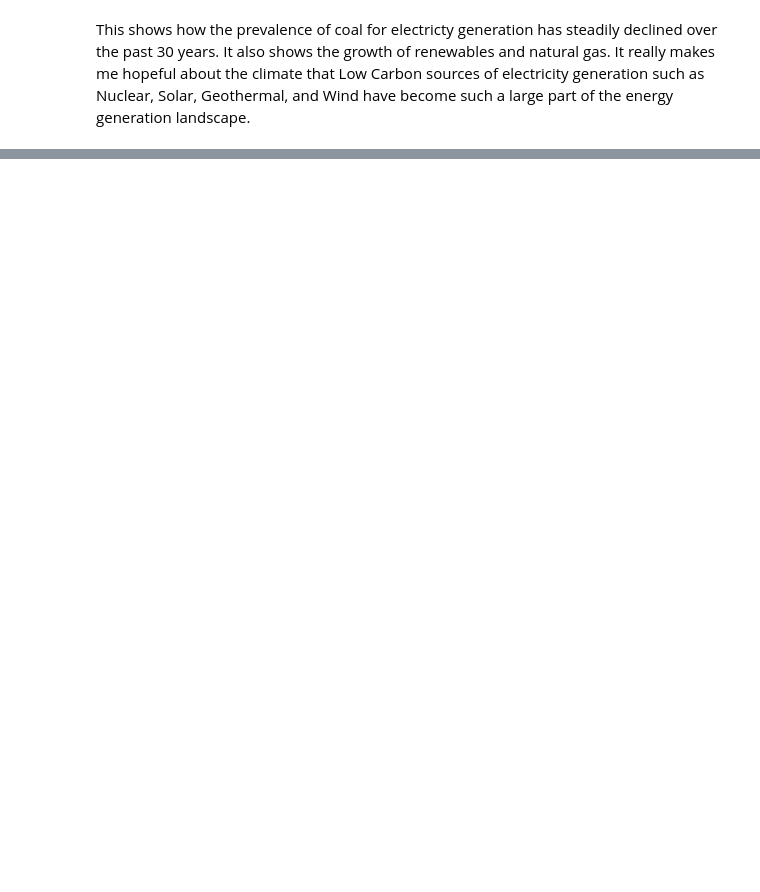
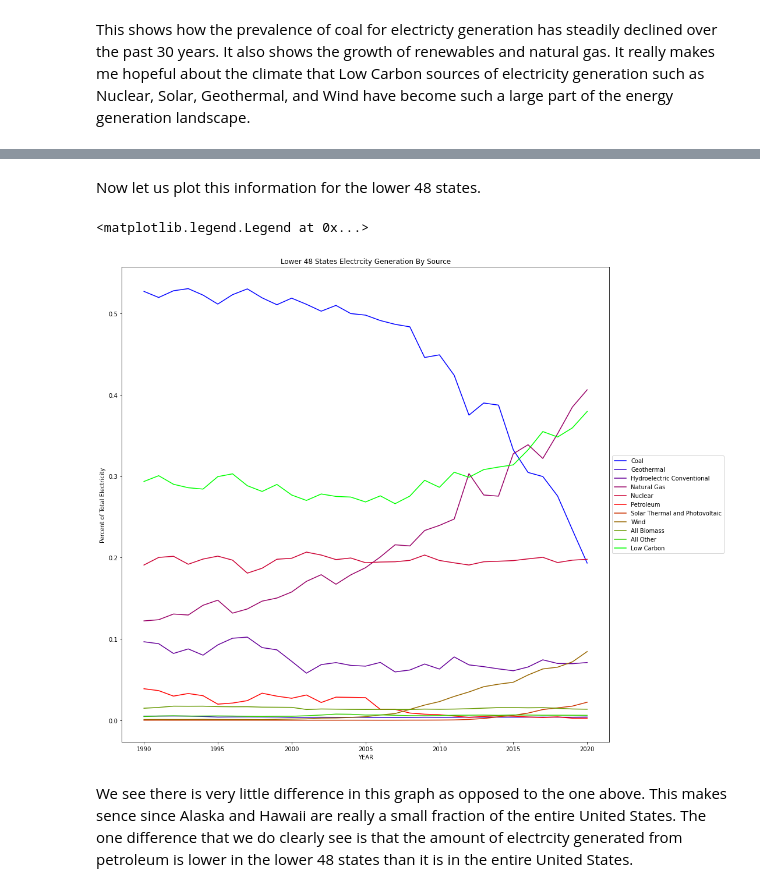
Before and after one commit to ZBoroda/cs103a-cpa01, a Jupyter notebook: cpa01.ipynb, the cells around one changed output, grey strips where cells are left out. Saved outputs shown, nothing was run; the diff lists cells and outputs as text; code cells hidden in the pictures; blank space fills up the shorter version.

```diff
--- a/cpa01.ipynb
+++ b/cpa01.ipynb
@@ -117,0 +100,18 @@ This shows how the prevalence of coal for electricty generation has steadily dec
+# %% [markdown]
+Now let us plot this information for the lower 48 states.
+# %%
+state_totals = electric_data[(electric_data['STATE'] != 'US-TOTAL') & (electric_data['STATE'] != 'AK') & (electric_data['STATE'] != 'HI') & (electric_data['TYPE OF PRODUCER'] == 'Total Electric Power Industry')]
+state_totals = pd.pivot_table(state_totals, values='GENERATION (Megawatthours)', columns=['ENERGY SOURCE'], index=['STATE','YEAR'], fill_value=0)
+state_totals = state_totals.groupby(by=["YEAR"]).sum()
+state_totals = state_totals.drop('Total',axis=1).div(state_totals['Total'], axis=0)
+state_totals['All Biomass'] = state_totals['Wood and Wood Derived Fuels'] + state_totals['Other Biomass']
+state_totals['All Other'] = state_totals['Other'] + state_totals['Other Gases']
+state_totals = state_totals.drop(['Wood and Wood Derived Fuels', 'Other Biomass', 'Other Gases', 'Other', 'Pumped Storage'],axis=1)
+state_totals['Low Carbon'] = state_totals['Geothermal'] + state_totals['Nuclear'] + state_totals['Solar Thermal and Photovoltaic'] + state_totals['Wind'] + state_totals['Hydroelectric Conventional']
+state_totals.plot(kind='line', figsize=(15,15), colormap='brg', ylabel='Percent of Total Electricity', title='Lower 48 States Electrcity Generation By Source').legend(loc='center left', bbox_to_anchor=(1.0,0.5))
+#ustotal
+# %% [output]
+<matplotlib.legend.Legend at 0x...>
+[figure, added]
+# %% [markdown]
+We see there is very little difference in this graph as opposed to the one above. This makes sence since Alaska and Hawaii are really a small fraction of the entire United States. The one difference that we do clearly see is that the amount of electrcity generated from petroleum is lower in the lower 48 states than it is in the entire United States.
```
Also changed, not shown: parts of 3 cells of this notebook.
